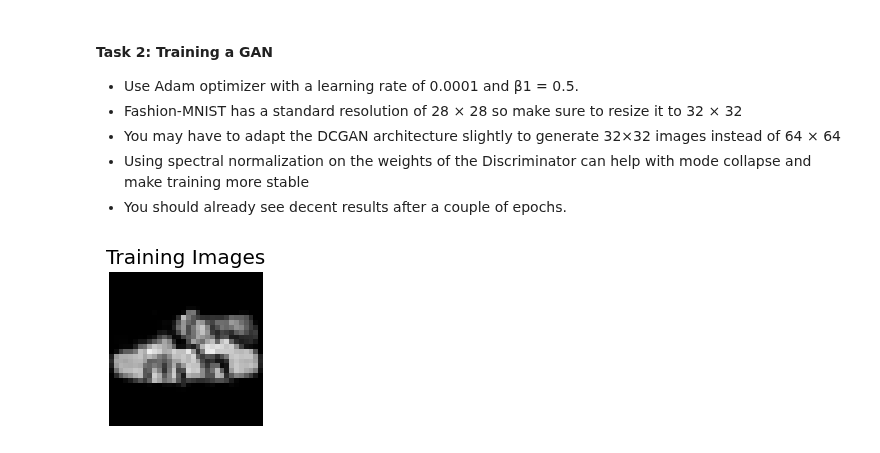
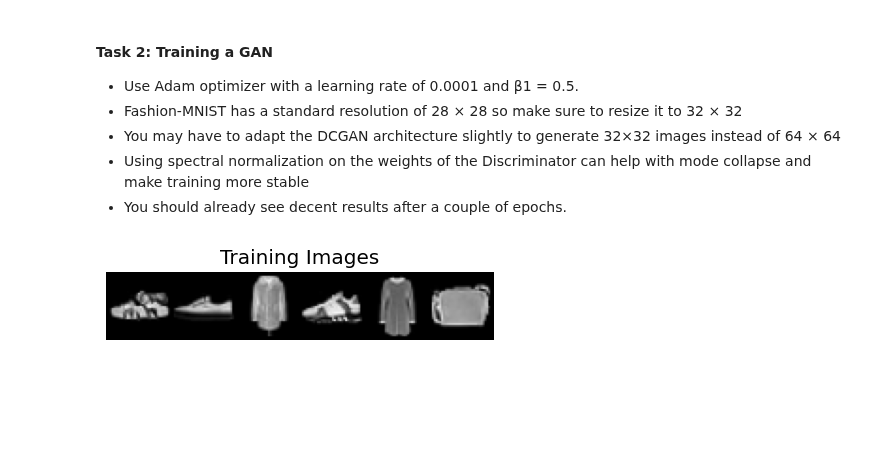
Before and after one commit to JaninaMattes/GAI-Visual-Synthesis, a Jupyter notebook: 08_GAN_exercise/Exercise08.ipynb, the cells around one changed output. Saved outputs shown, nothing was run; the diff lists cells and outputs as text; code cells hidden in the pictures; blank space fills up the shorter version.

```diff
--- a/08_GAN_exercise/Exercise08.ipynb
+++ b/08_GAN_exercise/Exercise08.ipynb
@@ -32,10 +32,13 @@ torch.manual_seed(seed)
 torch.use_deterministic_algorithms(True)
 
 # hyperparameters
-batch_size = 1
-num_epochs = 1
-lr = 1e-4
+img_size = 32
+latent_dim = 100
+batch_size = 64
+num_epochs = 5
+lr = 0.0002
 momentum = 0.5
+betas = (0.5, 0.999)
 
 
 # set device
@@ -92,7 +95,7 @@ $D_G*(x) = \frac{p_{data}(x)}{(p_{data}(x) + p_g(x))}$
 
 # Define a transform to normalize the data
 transform = transforms.Compose([transforms.ToTensor(),
-                                transforms.Resize((32, 32)),
+                                transforms.Resize((img_size, img_size)),
                                 transforms.Normalize((0.5,), (0.5,))])
 
 # Download and load the training data
@@ -105,26 +108,26 @@ testloader = DataLoader(testset, batch_size=batch_size, shuffle=True)
 # %%
 # Get a batch of real images
 real_batch = next(iter(trainloader))
 images, _ = real_batch
 
 # Normalize the images to [0, 1] range for plotting
 images = (images + 1) / 2
 
 # Create a grid of images
 grid = torchvision.utils.make_grid(images[:6], padding=2, normalize=False)
 
 # Transpose the grid to match the expected shape for imshow
 grid = np.transpose(grid.cpu().numpy(), (1, 2, 0))
 
 # Plot the grid of images
-plt.figure(figsize=(2, 2))
+plt.figure(figsize=(6, 4))
 plt.axis("off")
 plt.title("Training Images")
 plt.imshow(grid)
 plt.savefig(os.path.join(result_path, 'training_images.png'))
 plt.show()
 # %% [output]
-[figure, old version]
+[figure, new version]
 # %%
 # Spectral Normalization - weight normalization
 # https://arxiv.org/abs/1802.05957
```
Also changed, not shown: parts of 7 cells of this notebook, 6 other files.
